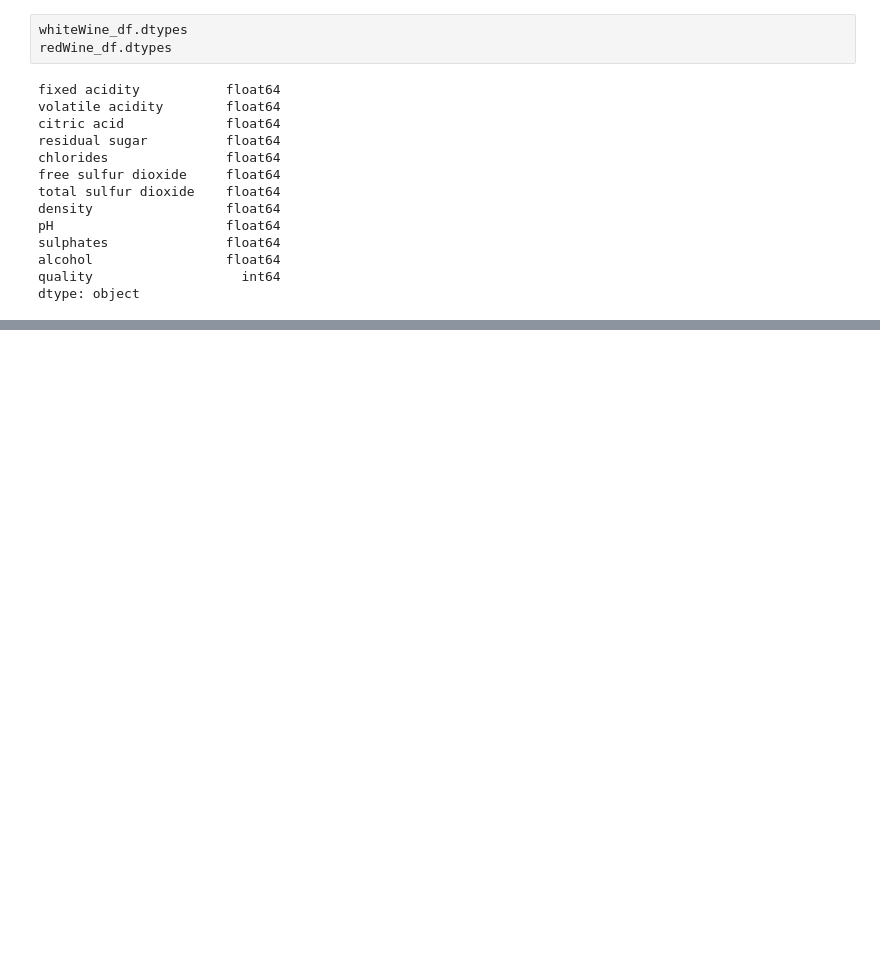
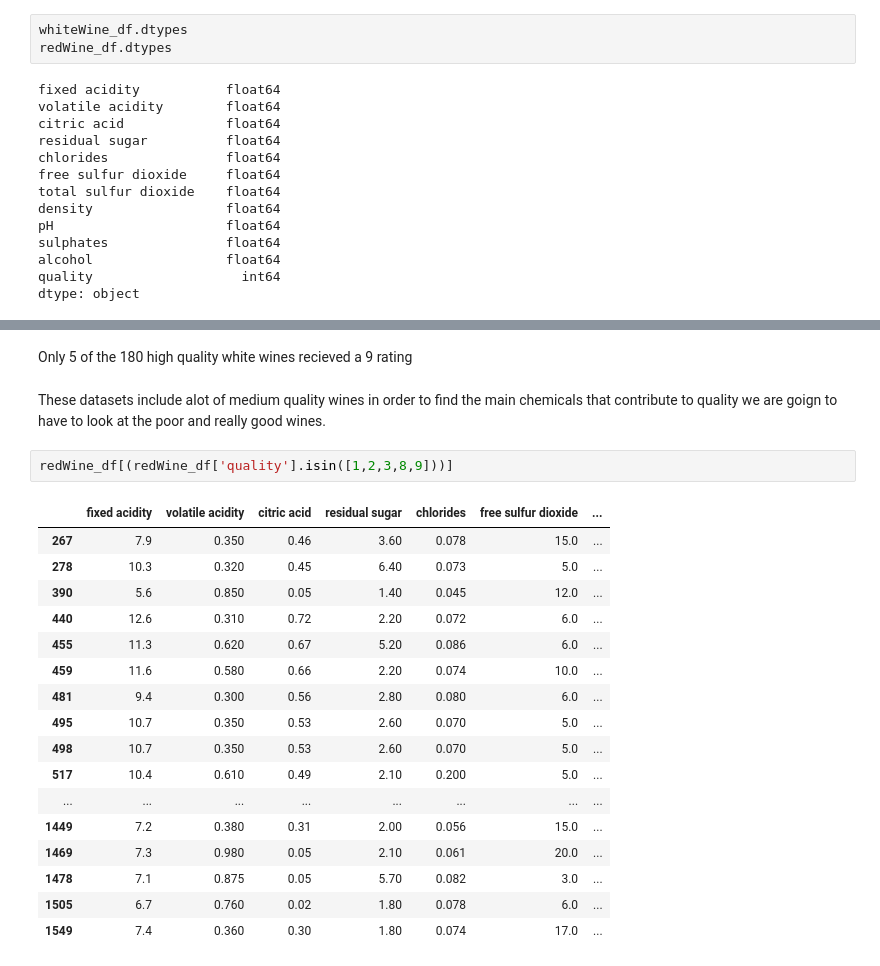
Before and after one commit to Darkskorpion683/Project1WineQuality, a Jupyter notebook: Project1Wine.ipynb, the cells around one changed output, grey strips where cells are left out. Drawn from its saved outputs; the diff is of its cells as text; blank space fills up the shorter version.

```diff
--- a/Project1Wine.ipynb
+++ b/Project1Wine.ipynb
@@ -104,0 +156,24 @@ PErfect no string variable we are all set to use this dataset.
+# %% [markdown]
+Only 5 of the 180 high quality white wines recieved a 9 rating
+# %% [markdown]
+These datasets include alot of medium quality wines in order to find the main chemicals that contribute to quality we are goign to have to look at the poor and really good wines.
+# %%
+redWine_df[(redWine_df['quality'].isin([1,2,3,8,9]))]
+# %% [output]
+|  | fixed acidity | volatile acidity | citric acid | residual sugar | chlorides | free sulfur dioxide | ... |
+| 267 | 7.9 | 0.350 | 0.46 | 3.60 | 0.078 | 15.0 | ... |
+| 278 | 10.3 | 0.320 | 0.45 | 6.40 | 0.073 | 5.0 | ... |
+| 390 | 5.6 | 0.850 | 0.05 | 1.40 | 0.045 | 12.0 | ... |
+| 440 | 12.6 | 0.310 | 0.72 | 2.20 | 0.072 | 6.0 | ... |
+| 455 | 11.3 | 0.620 | 0.67 | 5.20 | 0.086 | 6.0 | ... |
+| 459 | 11.6 | 0.580 | 0.66 | 2.20 | 0.074 | 10.0 | ... |
+| 481 | 9.4 | 0.300 | 0.56 | 2.80 | 0.080 | 6.0 | ... |
+| 495 | 10.7 | 0.350 | 0.53 | 2.60 | 0.070 | 5.0 | ... |
+| 498 | 10.7 | 0.350 | 0.53 | 2.60 | 0.070 | 5.0 | ... |
+| 517 | 10.4 | 0.610 | 0.49 | 2.10 | 0.200 | 5.0 | ... |
+| ... | ... | ... | ... | ... | ... | ... | ... |
+| 1449 | 7.2 | 0.380 | 0.31 | 2.00 | 0.056 | 15.0 | ... |
+| 1469 | 7.3 | 0.980 | 0.05 | 2.10 | 0.061 | 20.0 | ... |
+| 1478 | 7.1 | 0.875 | 0.05 | 5.70 | 0.082 | 3.0 | ... |
+| 1505 | 6.7 | 0.760 | 0.02 | 1.80 | 0.078 | 6.0 | ... |
+| 1549 | 7.4 | 0.360 | 0.30 | 1.80 | 0.074 | 17.0 | ... |
```
Also changed, not shown: parts of 10 cells of this notebook.
